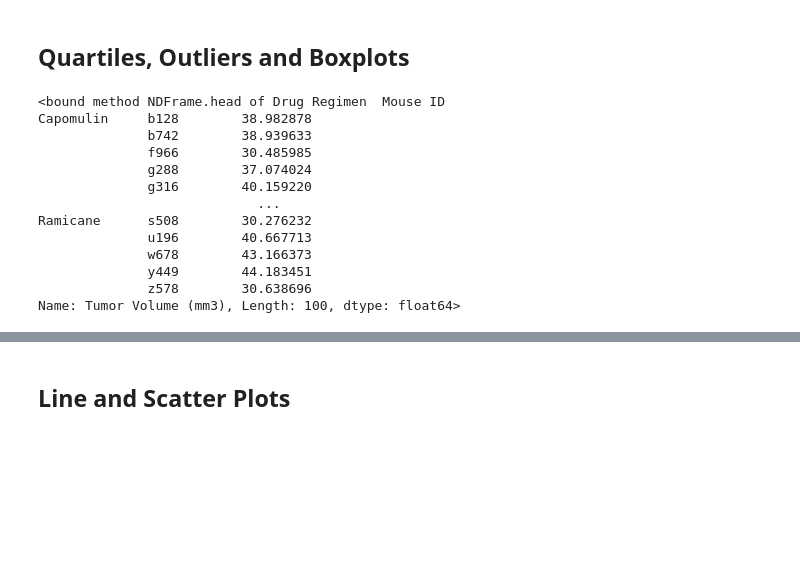
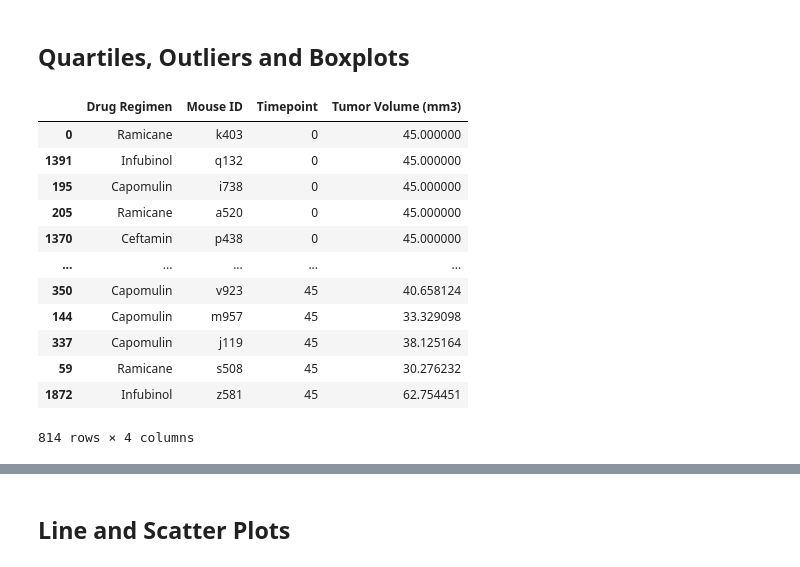
Before and after one commit to GStout17/Matplotlib-Challenge, a Jupyter notebook: Pymaceuticals_SCC _Tumor_Study.ipynb, the cells around one changed output, grey strips where cells are left out. Drawn from its saved outputs; the diff is of its cells as text; code cells hidden in the pictures; blank space fills up the shorter version.

```diff
--- a/Pymaceuticals_SCC _Tumor_Study.ipynb
+++ b/Pymaceuticals_SCC _Tumor_Study.ipynb
@@ -318,32 +318,27 @@ plt.axis("equal")
 # %%
 # Calculate the final tumor volume of each mouse across four of the treatment regimens:
 # Capomulin, Ramicane, Infubinol, and Ceftamin
 
 # Making new df
-top_four = clean_df[clean_df["Drug Regimen"].isin(["Capomulin", "Ramicane", "Infubinol", "Ceftamin"])]
-
-top_four = top_four.sort_values(["Timepoint"], ascending=True)
-
-top_four
-
+top_treatments = clean_df[clean_df["Drug Regimen"].isin(["Capomulin", "Ramicane", "Infubinol", "Ceftamin"])]
+top_treatments = top_treatments.sort_values(["Timepoint"], ascending=True)
+top_treatments
 
 # Start by getting the last (greatest) timepoint for each mouse
-top_four_last = top_four.groupby(['Drug Regimen', 'Mouse ID']).last()['Tumor Volume (mm3)']
-top_four_last.head
+top_treatments_data = top_treatments[["Drug Regimen", "Mouse ID", "Timepoint", "Tumor Volume (mm3)"]]
 
-
-# Merge this group df with the original dataframe to get the tumor volume at the last timepoint
+top_treatments_data
 # %% [output]
+|  | Drug Regimen | Mouse ID | Timepoint | Tumor Volume (mm3) |
+| 0 | Ramicane | k403 | 0 | 45.000000 |
+| 1391 | Infubinol | q132 | 0 | 45.000000 |
+| 195 | Capomulin | i738 | 0 | 45.000000 |
+| 205 | Ramicane | a520 | 0 | 45.000000 |
+| 1370 | Ceftamin | p438 | 0 | 45.000000 |
+| ... | ... | ... | ... | ... |
+| 350 | Capomulin | v923 | 45 | 40.658124 |
+| 144 | Capomulin | m957 | 45 | 33.329098 |
+| 337 | Capomulin | j119 | 45 | 38.125164 |
+| 59 | Ramicane | s508 | 45 | 30.276232 |
+| 1872 | Infubinol | z581 | 45 | 62.754451 |
-<bound method NDFrame.head of Drug Regimen  Mouse ID
-Capomulin     b128        38.982878
-              b742        38.939633
-              f966        30.485985
-              g288        37.074024
-              g316        40.159220
-                            ...
-Ramicane      s508        30.276232
-              u196        40.667713
-              w678        43.166373
-              y449        44.183451
-              z578        30.638696
-Name: Tumor Volume (mm3), Length: 100, dtype: float64>
+814 rows × 4 columns
```
Also changed, not shown: parts of 3 cells of this notebook.
